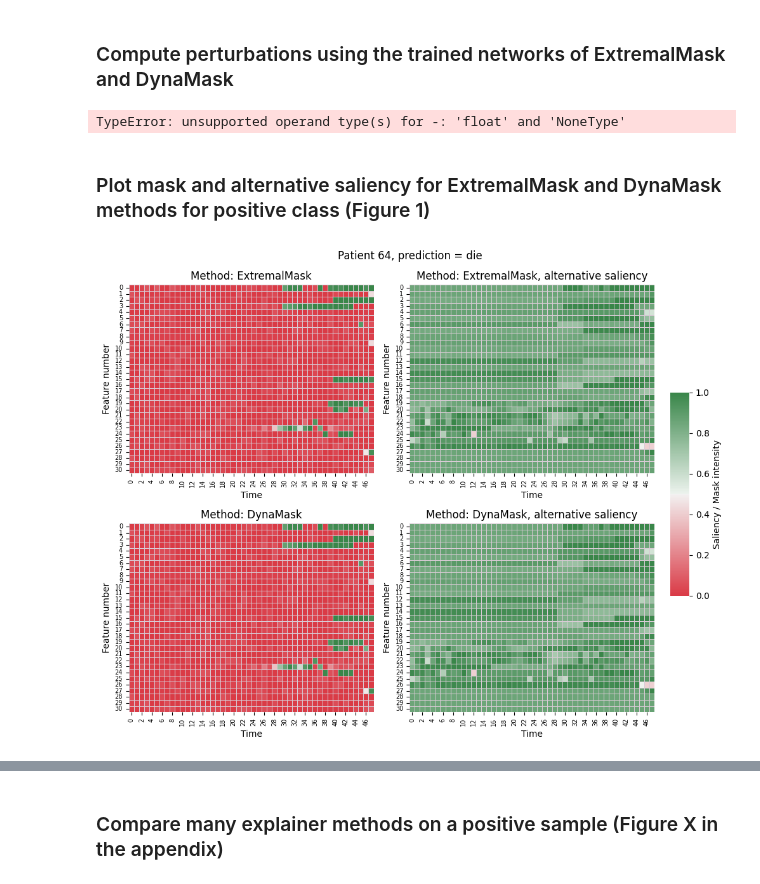
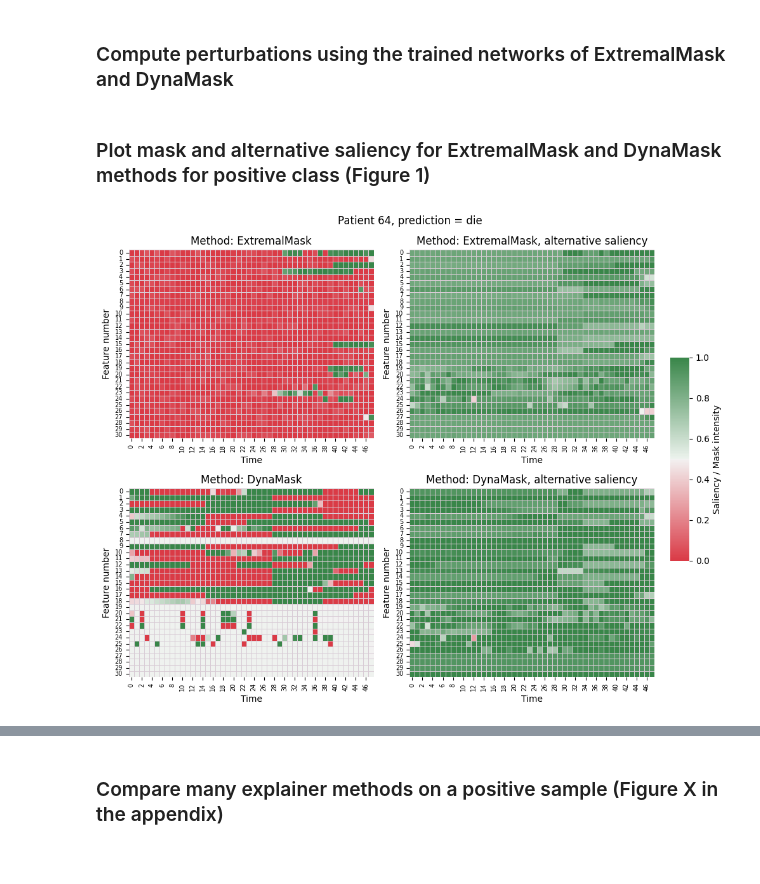
Before and after one commit to anonymous8293/factai, a Jupyter notebook: visualization.ipynb, the cells around one changed output, grey strips where cells are left out. Cells and saved outputs as stored; diff of their text form; code cells hidden in the pictures.

Commit message:
feat: load models properly, produce alternative saliency for dynamask and figure 1 for the report

```diff
--- a/visualization.ipynb
+++ b/visualization.ipynb
@@ -180,7 +175,7 @@ trainer = Trainer(
     logger=False,
 )
 mask = MaskNet(
-    forward_func=classifier,
+    forward_func=mimic3_cls,
     perturbation="fade_moving_average",
     keep_ratio=list(np.arange(0.1, 0.7, 0.1)),
     deletion_mode=True,
@@ -189,9 +184,9 @@ mask = MaskNet(
     time_reg_factor=0.0,
     loss="cross_entropy",
 )
-explainer = DynaMask(dataset_name, classifier, seed, fold)
-dyna_mask_attr_mimic, mask_net_proper = explainer.attribute(
-    x_test,
+explainer = DynaMask(dataset_name, mimic3_cls, SEED, FOLD)
+dyna_mask_attr_mimic, dyna_mask_mask_net_mimic = explainer.attribute(
+    x_test_mimic,
     additional_forward_args=(True,),
     trainer=trainer,
     mask_net=mask,
@@ -418,7 +324,7 @@ tensor([   4,   64,  223,  316,  345,  399,  673,  687,  728,  747,  764,  928,
 # %% [markdown]
 ### Compute perturbations using the trained networks of ExtremalMask and DynaMask
 # %%
-from tint.utils.perturbations import compute_perturbations
+from tint.utils.perturbations import compute_alternative, compute_perturbations
 
 # Batch size for extremal was 100, which has idx = 0 if we want to visualize NEG_ID = 33 or POS_ID = 64
 (
@@ -429,9 +335,15 @@ from tint.utils.perturbations import compute_perturbations
     extremal_x2_mimic,
 ) = compute_perturbations(
     data=inputs_mimic,
-    mask_net=extremal_mask_mask_net_mimic,
-    perturb_net=extremal_mask_mask_net_mimic.net.model,
+    mask_net=extremal_mask_net,
+    perturb_net=extremal_mask_net.net.model,
     batch_idx=0,
+)
+
+extremal_alternative_mimic = compute_alternative(
+    batch=extremal_mimic_batch,
+    mask=extremal_mask_attr_mimic_batch,
+    perturbation=extremal_perturbation_mimic,
 )
 
 # Batch size for dyna is also 100
@@ -447,33 +359,24 @@ from tint.utils.perturbations import compute_perturbations
     perturb_net=None,
     batch_idx=0,
 )
+dyna_alternative_mimic = compute_alternative(
+    batch=dyna_mimic_batch,
+    mask=dyna_mask_attr_mimic_batch,
+    perturbation=dyna_perturbation_mimic,
+)
-# %% [output]
-TypeError: unsupported operand type(s) for -: 'float' and 'NoneType'
-# %%
-from tint.utils.perturbations import compute_alternative
-
-extremal_alternative_mimic = compute_alternative(
-    batch=extremal_mimic_batch,
-    mask=extremal_mask_mimic,
-    perturbation=extremal_perturbation_mimic,
-)
-
-dyna_alternative_mimic = compute_alternative(
-    batch=dyna_mimic_batch, mask=dyna_mask_mimic, perturbation=dyna_perturbation_mimic
-)
 # %% [markdown]
 ### Plot mask and alternative saliency for ExtremalMask and DynaMask methods for positive class (Figure 1)
 # %%
 from tint.utils.plotting import plot_heatmap
 
 POS_ID = 64  # This is an example of the indices found above
 saliencies = {
     "ExtremalMask": extremal_mask_attr_mimic[POS_ID].T,
     "ExtremalMask, alternative saliency": extremal_alternative_mimic[POS_ID].T,
-    "DynaMask": dyna_mask_mimic[POS_ID].T,
+    "DynaMask": dyna_mask_attr_mimic[POS_ID].T,
     "DynaMask, alternative saliency": dyna_alternative_mimic[POS_ID].T,
 }
 plot_heatmap(saliencies, title=f"Patient {POS_ID}, prediction = die")
 # %% [output]
-[figure, old version]
+[figure, new version]
 # %%
```
Also changed, not shown: parts of 24 cells of this notebook, 2 other files.
